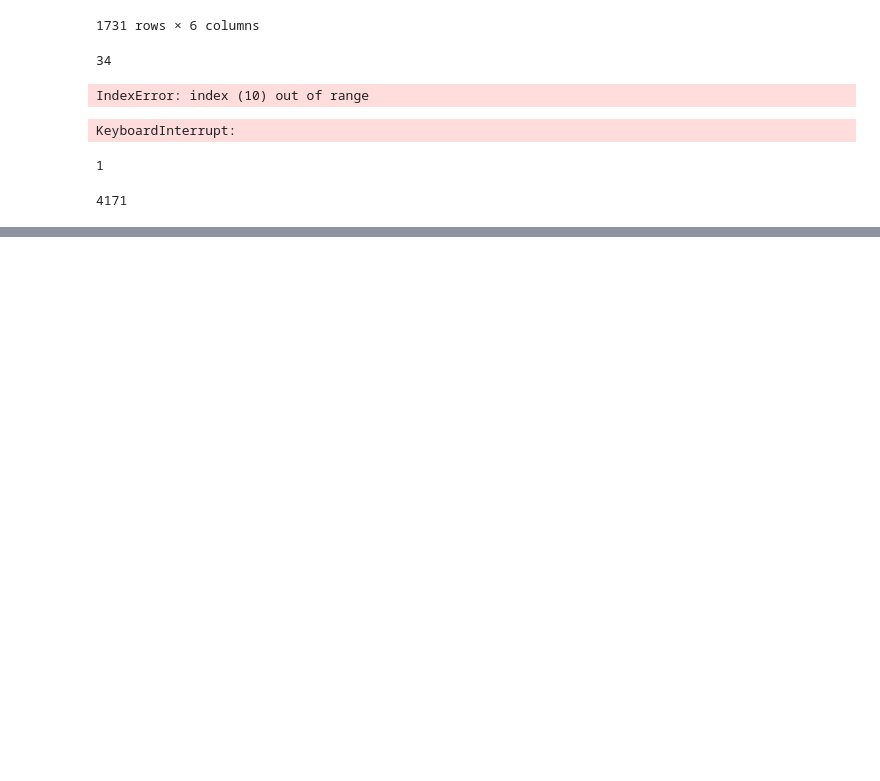
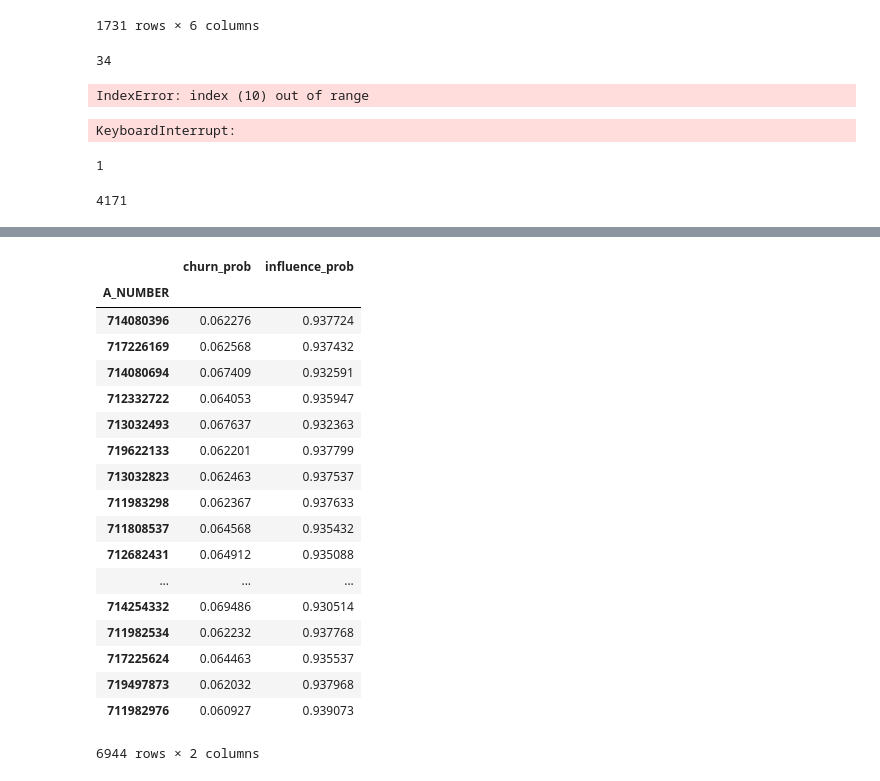
Before and after one commit to tramanh06/CDR-analysis, a Jupyter notebook: iPython Notebook/CDR Label Propagation 2.ipynb, the cells around one changed output, grey strips where cells are left out. Saved outputs shown, nothing was run; the diff lists cells and outputs as text; code cells hidden in the pictures; blank space fills up the shorter version.

```diff
--- a/iPython Notebook/CDR Label Propagation 2.ipynb
+++ b/iPython Notebook/CDR Label Propagation 2.ipynb
@@ -446,0 +611,22 @@ A = nx.adjacency_matrix(G, weight='DURATION_SEC')
+# %%
+graph_data.set_index('A_NUMBER')
+# %% [output]
+|  | churn_prob | influence_prob |
+| A_NUMBER |  |  |
+| 714080396 | 0.062276 | 0.937724 |
+| 717226169 | 0.062568 | 0.937432 |
+| 714080694 | 0.067409 | 0.932591 |
+| 712332722 | 0.064053 | 0.935947 |
+| 713032493 | 0.067637 | 0.932363 |
+| 719622133 | 0.062201 | 0.937799 |
+| 713032823 | 0.062463 | 0.937537 |
+| 711983298 | 0.062367 | 0.937633 |
+| 711808537 | 0.064568 | 0.935432 |
+| 712682431 | 0.064912 | 0.935088 |
+| ... | ... | ... |
+| 714254332 | 0.069486 | 0.930514 |
+| 711982534 | 0.062232 | 0.937768 |
+| 717225624 | 0.064463 | 0.935537 |
+| 719497873 | 0.062032 | 0.937968 |
+| 711982976 | 0.060927 | 0.939073 |
+6944 rows × 2 columns
```
Also changed, not shown: parts of 23 cells of this notebook.
